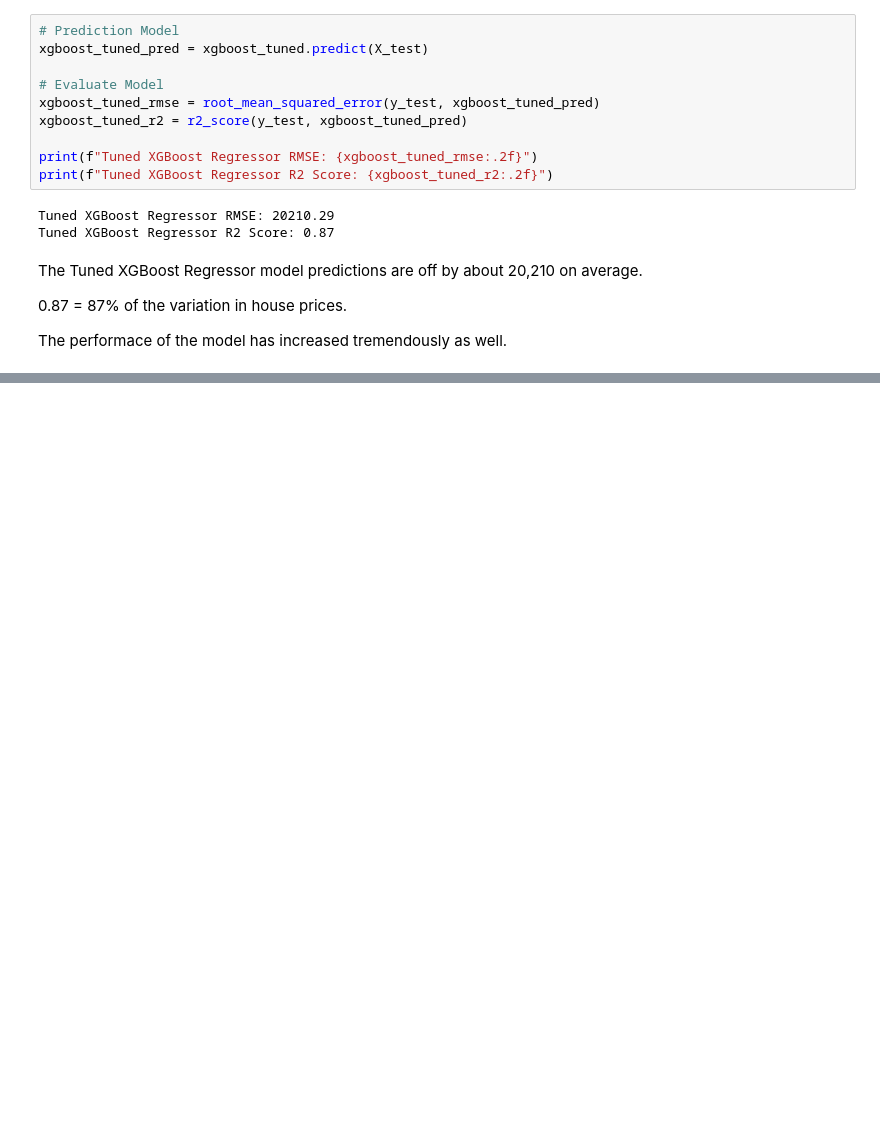
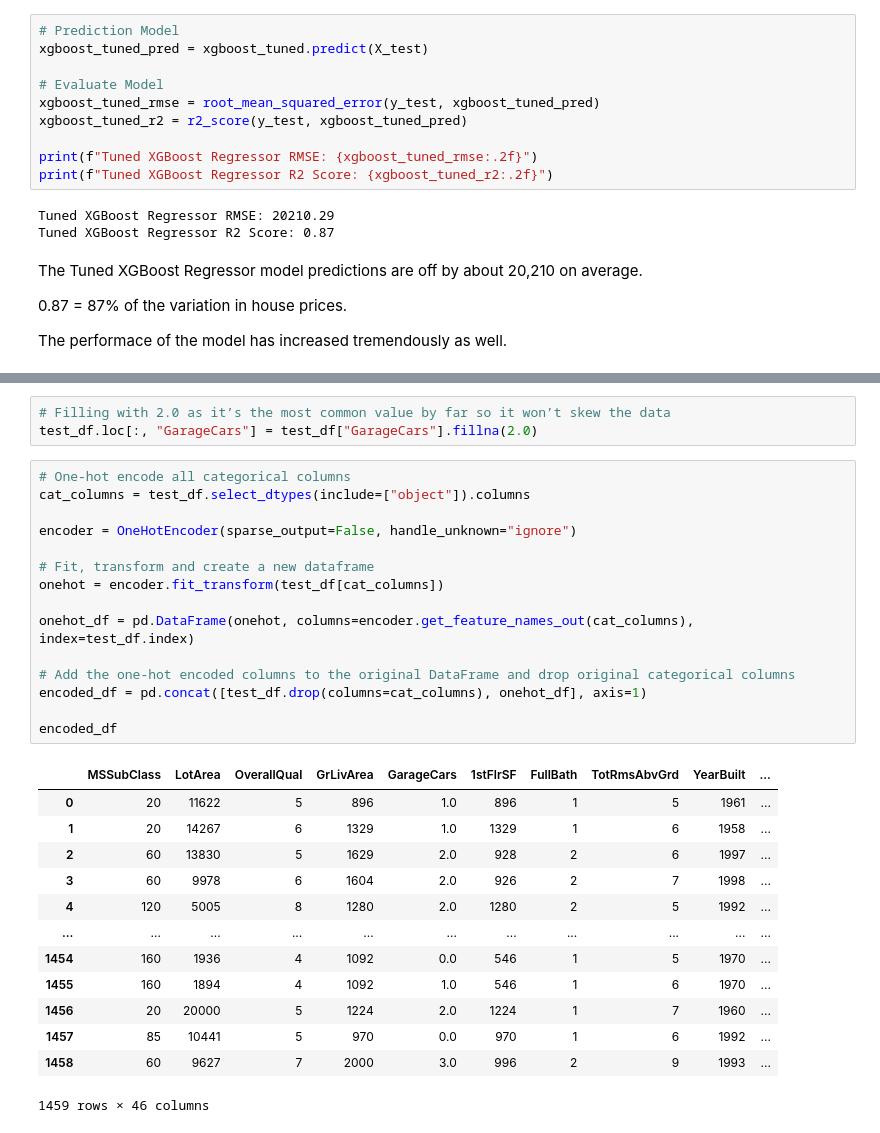
Before and after one commit to khadazhaia/house-prices-regression, a Jupyter notebook: code/03model.ipynb, the cells around one changed output, grey strips where cells are left out. Drawn from its saved outputs; the diff is of its cells as text; blank space fills up the shorter version.

```diff
--- a/code/03model.ipynb
+++ b/code/03model.ipynb
@@ -404,0 +540,32 @@ The model that performed the best is The Tuned Gradient Boosting Regressor model
+# %%
+# Filling with 2.0 as it’s the most common value by far so it won’t skew the data
+test_df.loc[:, "GarageCars"] = test_df["GarageCars"].fillna(2.0)
+# %%
+# One-hot encode all categorical columns
+cat_columns = test_df.select_dtypes(include=["object"]).columns
+
+encoder = OneHotEncoder(sparse_output=False, handle_unknown="ignore")
+
+# Fit, transform and create a new dataframe
+onehot = encoder.fit_transform(test_df[cat_columns])
+
+onehot_df = pd.DataFrame(onehot, columns=encoder.get_feature_names_out(cat_columns), index=test_df.index)
+
+# Add the one-hot encoded columns to the original DataFrame and drop original categorical columns
+encoded_df = pd.concat([test_df.drop(columns=cat_columns), onehot_df], axis=1)
+
+encoded_df
+# %% [output]
+|  | MSSubClass | LotArea | OverallQual | GrLivArea | GarageCars | 1stFlrSF | FullBath | TotRmsAbvGrd | YearBuilt | ... |
+| 0 | 20 | 11622 | 5 | 896 | 1.0 | 896 | 1 | 5 | 1961 | ... |
+| 1 | 20 | 14267 | 6 | 1329 | 1.0 | 1329 | 1 | 6 | 1958 | ... |
+| 2 | 60 | 13830 | 5 | 1629 | 2.0 | 928 | 2 | 6 | 1997 | ... |
+| 3 | 60 | 9978 | 6 | 1604 | 2.0 | 926 | 2 | 7 | 1998 | ... |
+| 4 | 120 | 5005 | 8 | 1280 | 2.0 | 1280 | 2 | 5 | 1992 | ... |
+| ... | ... | ... | ... | ... | ... | ... | ... | ... | ... | ... |
+| 1454 | 160 | 1936 | 4 | 1092 | 0.0 | 546 | 1 | 5 | 1970 | ... |
+| 1455 | 160 | 1894 | 4 | 1092 | 1.0 | 546 | 1 | 6 | 1970 | ... |
+| 1456 | 20 | 20000 | 5 | 1224 | 2.0 | 1224 | 1 | 7 | 1960 | ... |
+| 1457 | 85 | 10441 | 5 | 970 | 0.0 | 970 | 1 | 6 | 1992 | ... |
+| 1458 | 60 | 9627 | 7 | 2000 | 3.0 | 996 | 2 | 9 | 1993 | ... |
+1459 rows × 46 columns
```
Also changed, not shown: parts of 14 cells of this notebook, 1 other file.
